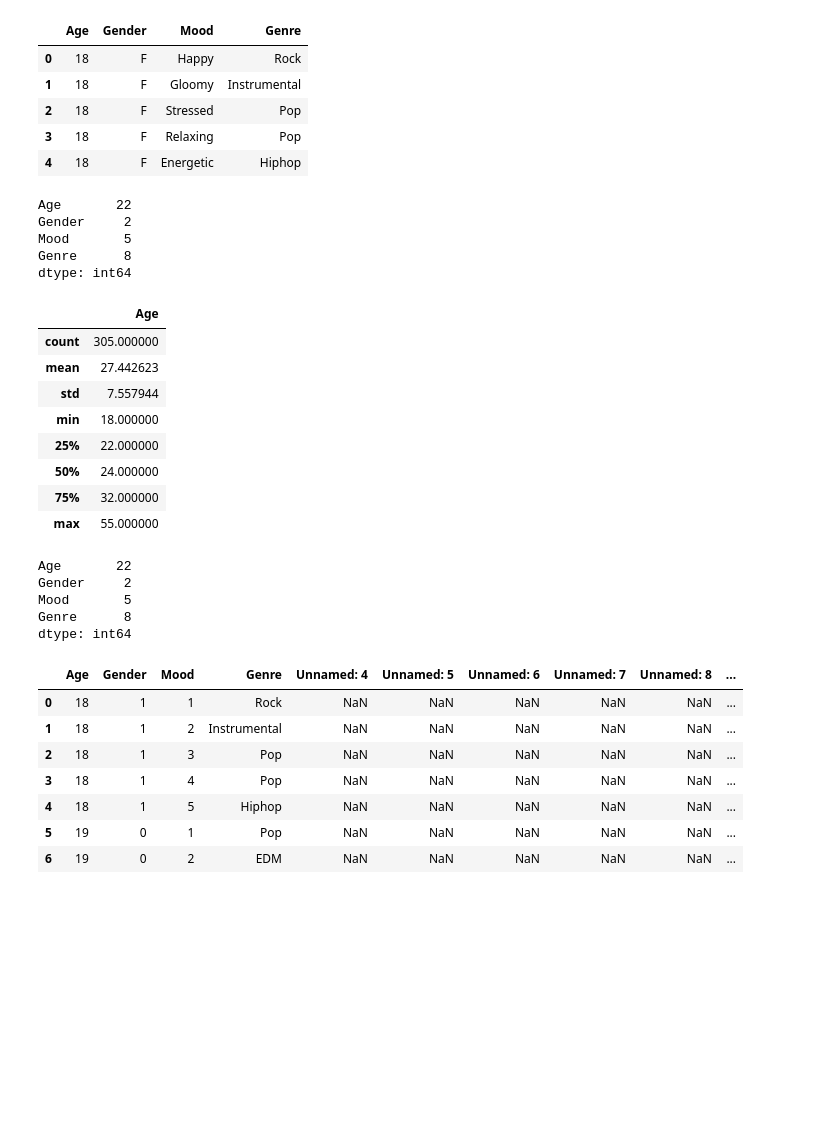
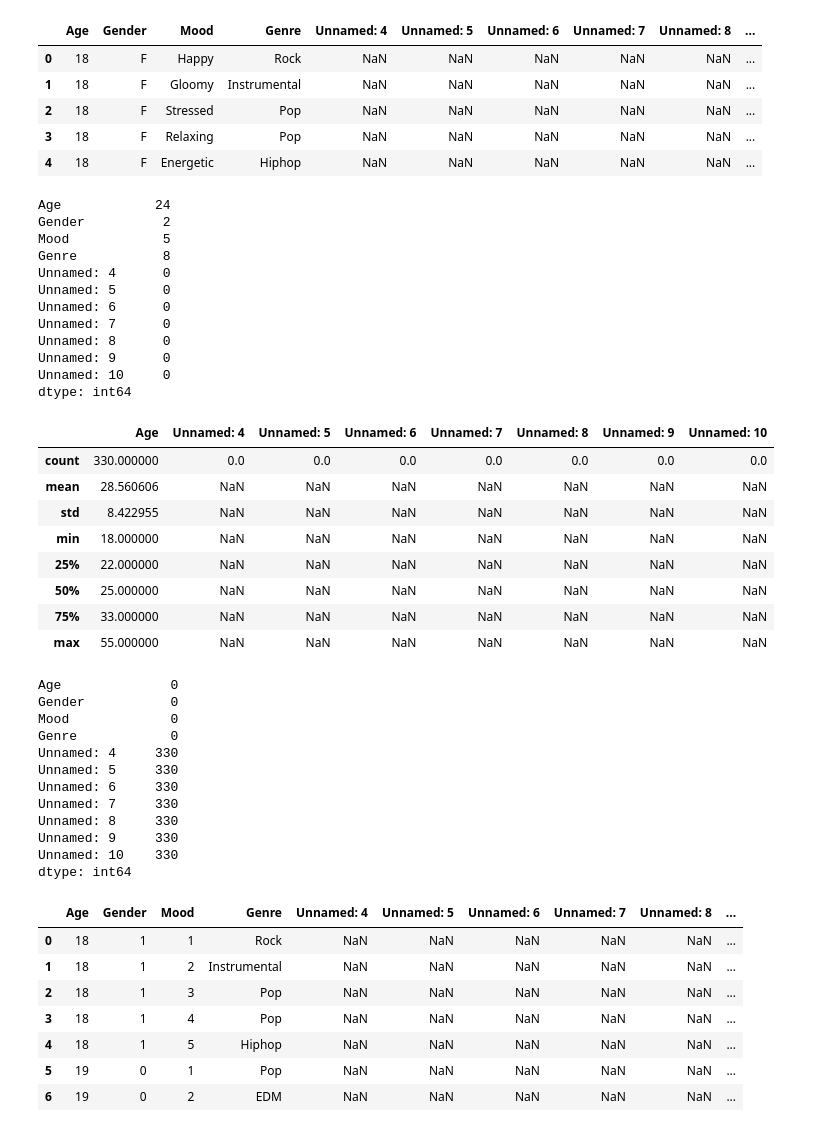
Before and after one commit to NAyeshaKhan/Music_Recommendation_App, a Jupyter notebook: MusicApp/Test Music AI.ipynb, the cells around one changed output. Drawn from its saved outputs; the diff is of its cells as text; code cells hidden in the pictures; blank space fills up the shorter version.

```diff
--- a/MusicApp/Test Music AI.ipynb
+++ b/MusicApp/Test Music AI.ipynb
@@ -1,48 +1,64 @@
 # %%
 import pandas as pd
 import numpy as np
 import seaborn as sns
 
 from matplotlib import pyplot as plt
 from sklearn.tree import DecisionTreeClassifier
 from sklearn.model_selection import train_test_split
 from sklearn.impute import SimpleImputer
 from sklearn.preprocessing import StandardScaler
 
-df=pd.read_csv('MRec.csv')
-df=df[['Age','Gender','Mood','Genre']]
+df=pd.read_csv('MRec2.csv')
 df.head()
 # %% [output]
-|  | Age | Gender | Mood | Genre |
-| 0 | 18 | F | Happy | Rock |
-| 1 | 18 | F | Gloomy | Instrumental |
-| 2 | 18 | F | Stressed | Pop |
-| 3 | 18 | F | Relaxing | Pop |
-| 4 | 18 | F | Energetic | Hiphop |
+|  | Age | Gender | Mood | Genre | Unnamed: 4 | Unnamed: 5 | Unnamed: 6 | Unnamed: 7 | Unnamed: 8 | ... |
+| 0 | 18 | F | Happy | Rock | NaN | NaN | NaN | NaN | NaN | ... |
+| 1 | 18 | F | Gloomy | Instrumental | NaN | NaN | NaN | NaN | NaN | ... |
+| 2 | 18 | F | Stressed | Pop | NaN | NaN | NaN | NaN | NaN | ... |
+| 3 | 18 | F | Relaxing | Pop | NaN | NaN | NaN | NaN | NaN | ... |
+| 4 | 18 | F | Energetic | Hiphop | NaN | NaN | NaN | NaN | NaN | ... |
 # %%
+#Checking number of unique values
 print(df.nunique())
 df.describe()
 # %% [output]
-Age       22
-Gender     2
-Mood       5
-Genre      8
+Age            24
+Gender          2
+Mood            5
+Genre           8
+Unnamed: 4      0
+Unnamed: 5      0
+Unnamed: 6      0
+Unnamed: 7      0
+Unnamed: 8      0
+Unnamed: 9      0
+Unnamed: 10     0
 dtype: int64
-|  | Age |
-| count | 305.000000 |
-| mean | 27.442623 |
-| std | 7.557944 |
-| min | 18.000000 |
-| 25% | 22.000000 |
-| 50% | 24.000000 |
-| 75% | 32.000000 |
-| max | 55.000000 |
+|  | Age | Unnamed: 4 | Unnamed: 5 | Unnamed: 6 | Unnamed: 7 | Unnamed: 8 | Unnamed: 9 | Unnamed: 10 |
+| count | 330.000000 | 0.0 | 0.0 | 0.0 | 0.0 | 0.0 | 0.0 | 0.0 |
+| mean | 28.560606 | NaN | NaN | NaN | NaN | NaN | NaN | NaN |
+| std | 8.422955 | NaN | NaN | NaN | NaN | NaN | NaN | NaN |
+| min | 18.000000 | NaN | NaN | NaN | NaN | NaN | NaN | NaN |
+| 25% | 22.000000 | NaN | NaN | NaN | NaN | NaN | NaN | NaN |
+| 50% | 25.000000 | NaN | NaN | NaN | NaN | NaN | NaN | NaN |
+| 75% | 33.000000 | NaN | NaN | NaN | NaN | NaN | NaN | NaN |
+| max | 55.000000 | NaN | NaN | NaN | NaN | NaN | NaN | NaN |
 # %%
+#Checking for null values to fill
+df.isnull().sum()
 # %% [output]
-Age       22
-Gender     2
-Mood       5
-Genre      8
+Age              0
+Gender           0
+Mood             0
+Genre            0
+Unnamed: 4     330
+Unnamed: 5     330
+Unnamed: 6     330
+Unnamed: 7     330
+Unnamed: 8     330
+Unnamed: 9     330
+Unnamed: 10    330
 dtype: int64
 # %%
 #Replacing categorical data with integer values
```
Also changed, not shown: parts of 10 cells of this notebook.
